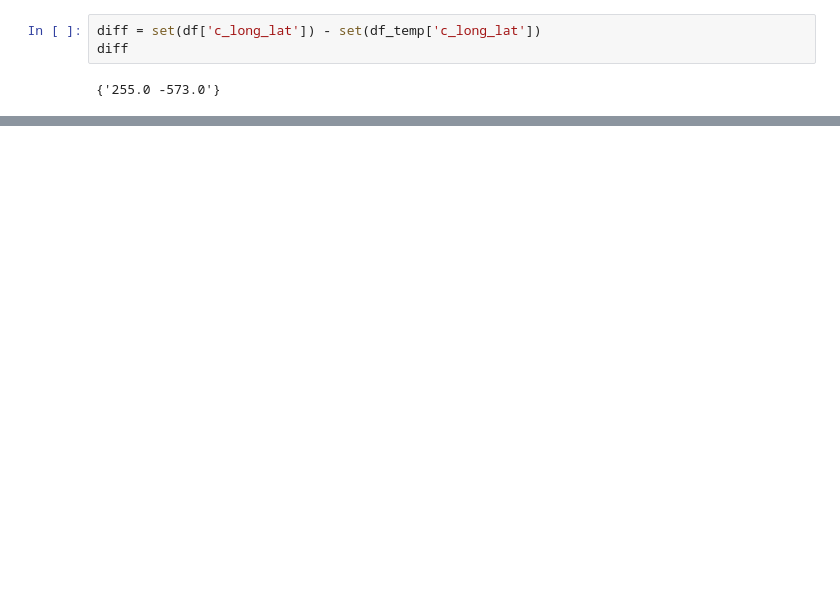
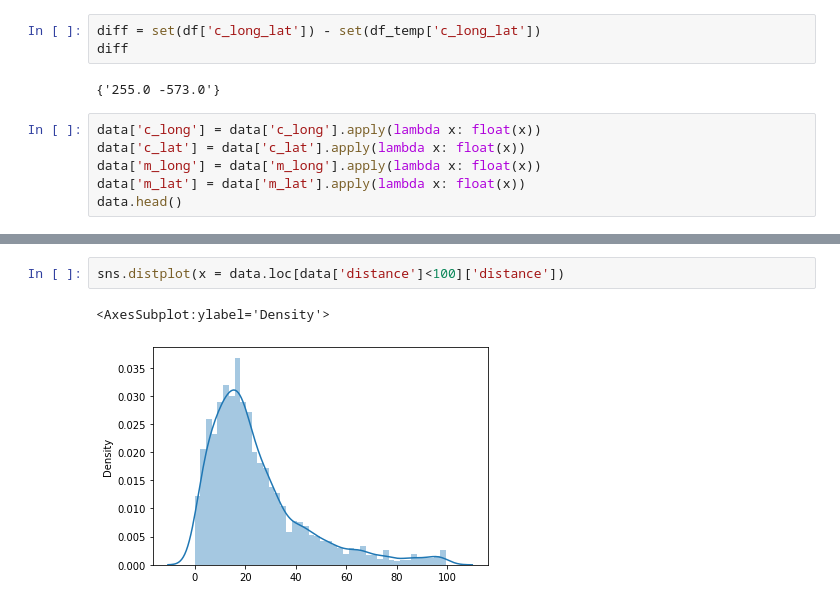
Before and after one commit to jiyoungparkme/machine_learning, a Jupyter notebook: anz_virtual_internship/anz_task_1.ipynb, the cells around one changed output, grey strips where cells are left out. Cells and saved outputs as stored; diff of their text form; blank space fills up the shorter version.

Commit message:
Update anz_task_1.ipynb
distance between customer and merchant

```diff
--- a/anz_virtual_internship/anz_task_1.ipynb
+++ b/anz_virtual_internship/anz_task_1.ipynb
@@ -614,3 +618,9 @@ diff = set(df['c_long_lat']) - set(df_temp['c_long_lat'])
 diff
 # %% [output]
 {'255.0 -573.0'}
+# %%
+data['c_long'] = data['c_long'].apply(lambda x: float(x))
+data['c_lat'] = data['c_lat'].apply(lambda x: float(x))
+data['m_long'] = data['m_long'].apply(lambda x: float(x))
+data['m_lat'] = data['m_lat'].apply(lambda x: float(x))
+data.head()
@@ -616,0 +666,5 @@ diff
+# %%
+sns.distplot(x = data.loc[data['distance']<100]['distance'])
+# %% [output]
+<AxesSubplot:ylabel='Density'>
+[figure, added]
```
Also changed, not shown: parts of 5 cells of this notebook.
